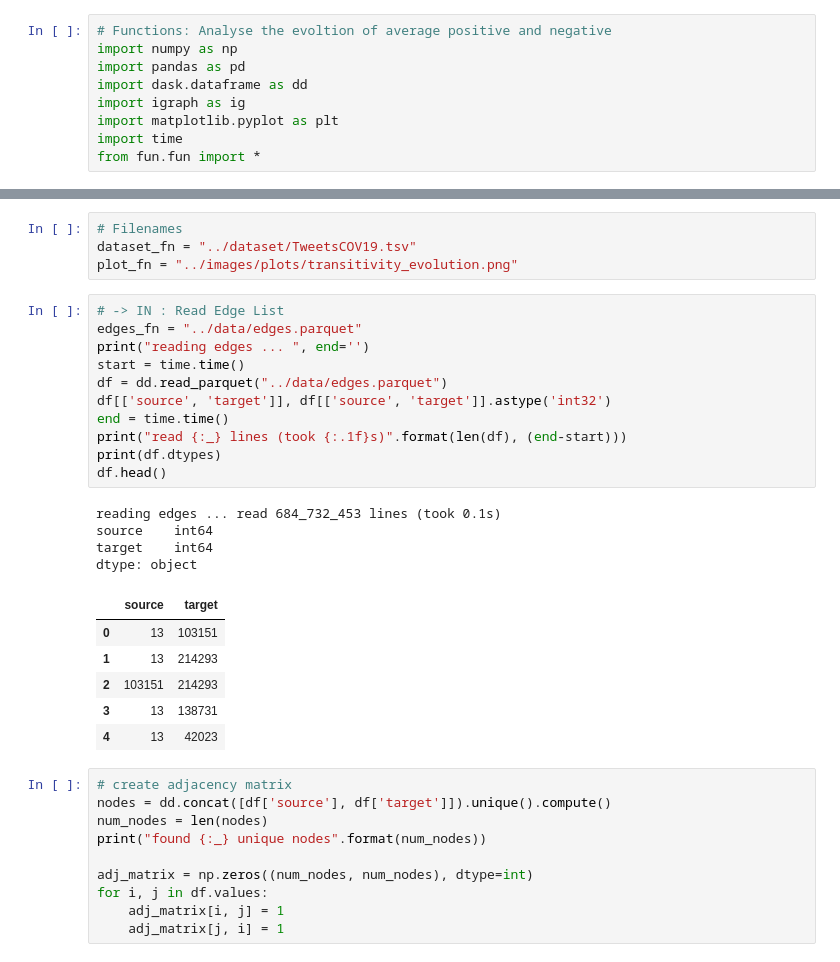
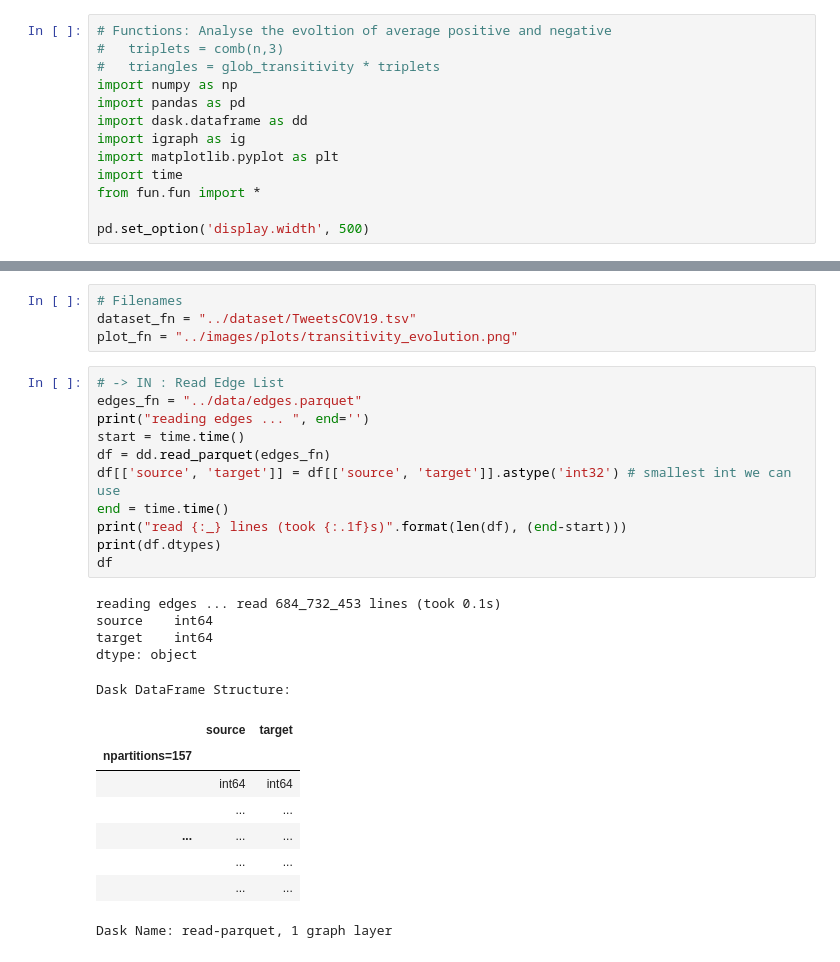
Before and after one commit to MattThePerson/SNA_Project_2024, a Jupyter notebook: notebooks/3.2 Transitivity Evolution.ipynb, the cells around one changed output, grey strips where cells are left out. Drawn from its saved outputs; the diff is of its cells as text.

```diff
--- a/notebooks/3.2 Transitivity Evolution.ipynb
+++ b/notebooks/3.2 Transitivity Evolution.ipynb
@@ -1,5 +1,7 @@
 # %%
 # Functions: Analyse the evoltion of average positive and negative
+#   triplets = comb(n,3)
+#   triangles = glob_transitivity * triplets
 import numpy as np
 import pandas as pd
 import dask.dataframe as dd
@@ -7,6 +9,8 @@ import igraph as ig
 import matplotlib.pyplot as plt
 import time
 from fun.fun import *
+
+pd.set_option('display.width', 500)
 # %% [output]
 Dask dataframe query planning is disabled because dask-expr is not installed.
 
@@ -21,35 +25,28 @@ plot_fn = "../images/plots/transitivity_evolution.png"
 # %%
 # -> IN : Read Edge List
 edges_fn = "../data/edges.parquet"
 print("reading edges ... ", end='')
 start = time.time()
-df = dd.read_parquet("../data/edges.parquet")
-df[['source', 'target']], df[['source', 'target']].astype('int32')
+df = dd.read_parquet(edges_fn)
+df[['source', 'target']] = df[['source', 'target']].astype('int32') # smallest int we can use
 end = time.time()
 print("read {:_} lines (took {:.1f}s)".format(len(df), (end-start)))
 print(df.dtypes)
-df.head()
+df
 # %% [output]
 reading edges ... read 684_732_453 lines (took 0.1s)
 source    int64
 target    int64
 dtype: object
+Dask DataFrame Structure:
 |  | source | target |
-| 0 | 13 | 103151 |
-| 1 | 13 | 214293 |
-| 2 | 103151 | 214293 |
-| 3 | 13 | 138731 |
-| 4 | 13 | 42023 |
+| npartitions=157 |  |  |
+|  | int64 | int64 |
+|  | ... | ... |
+| ... | ... | ... |
+|  | ... | ... |
+|  | ... | ... |
+Dask Name: read-parquet, 1 graph layer
-# %%
-# create adjacency matrix
-nodes = dd.concat([df['source'], df['target']]).unique().compute()
-num_nodes = len(nodes)
-print("found {:_} unique nodes".format(num_nodes))
-
-adj_matrix = np.zeros((num_nodes, num_nodes), dtype=int)
-for i, j in df.values:
-    adj_matrix[i, j] = 1
-    adj_matrix[j, i] = 1
 # %%
 # -> IN : Load tweets dataframe
 tw = get_filtered_tweets_dataframe(dataset_fn)
```
Also changed, not shown: parts of 10 cells of this notebook, 7 other files.
